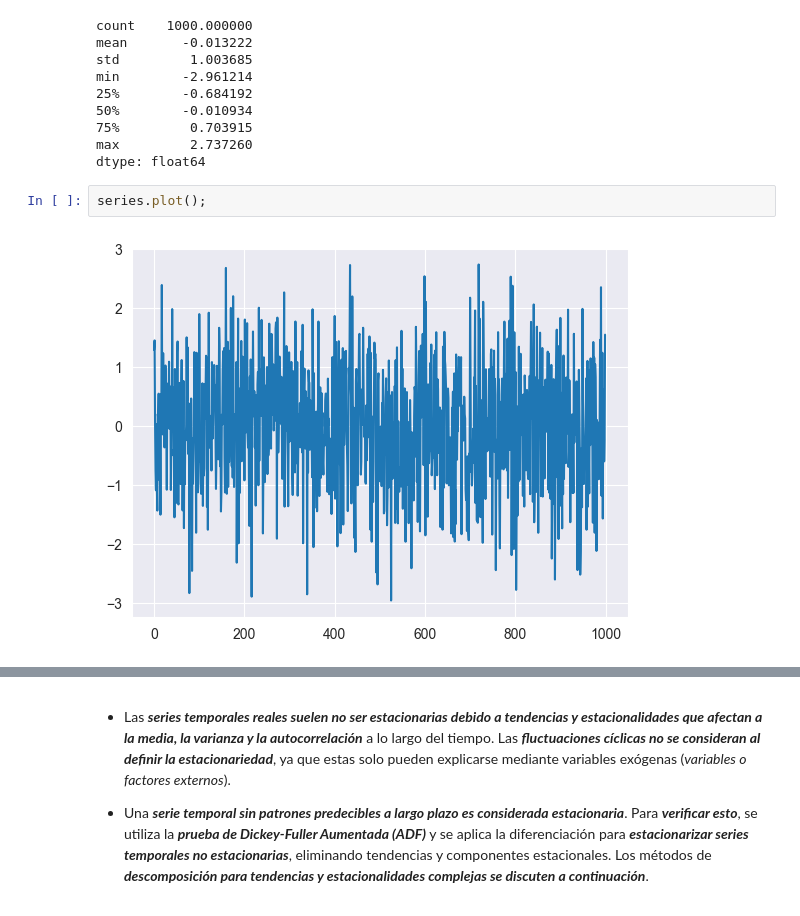
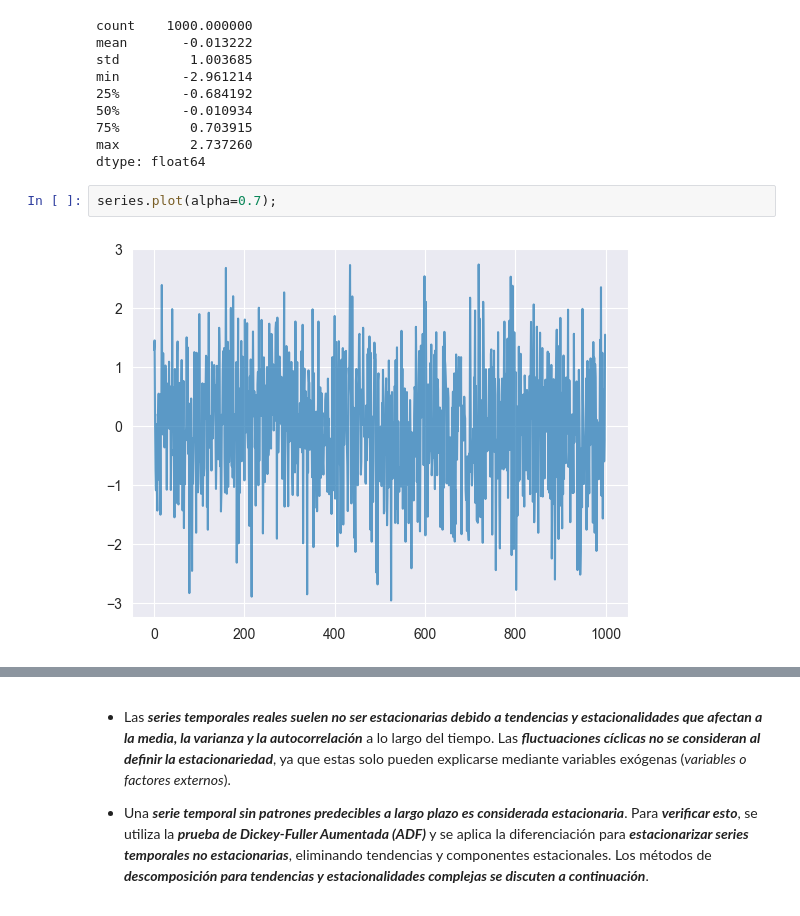
Before and after one commit to lihkir/TimeSeriesUninorte, a Jupyter notebook: _sources/statistical_background.ipynb, the cells around one changed output, grey strips where cells are left out. Cells and saved outputs as stored; diff of their text form.

```diff
--- a/_sources/statistical_background.ipynb
+++ b/_sources/statistical_background.ipynb
@@ -1513,6 +1514,6 @@ min        -2.961214
 max         2.737260
 dtype: float64
 # %%
-series.plot();
+series.plot(alpha=0.7);
 # %% [output]
-[figure, old version]
+[figure, new version]
```
Also changed, not shown: parts of 11 cells of this notebook, 24 other files.
